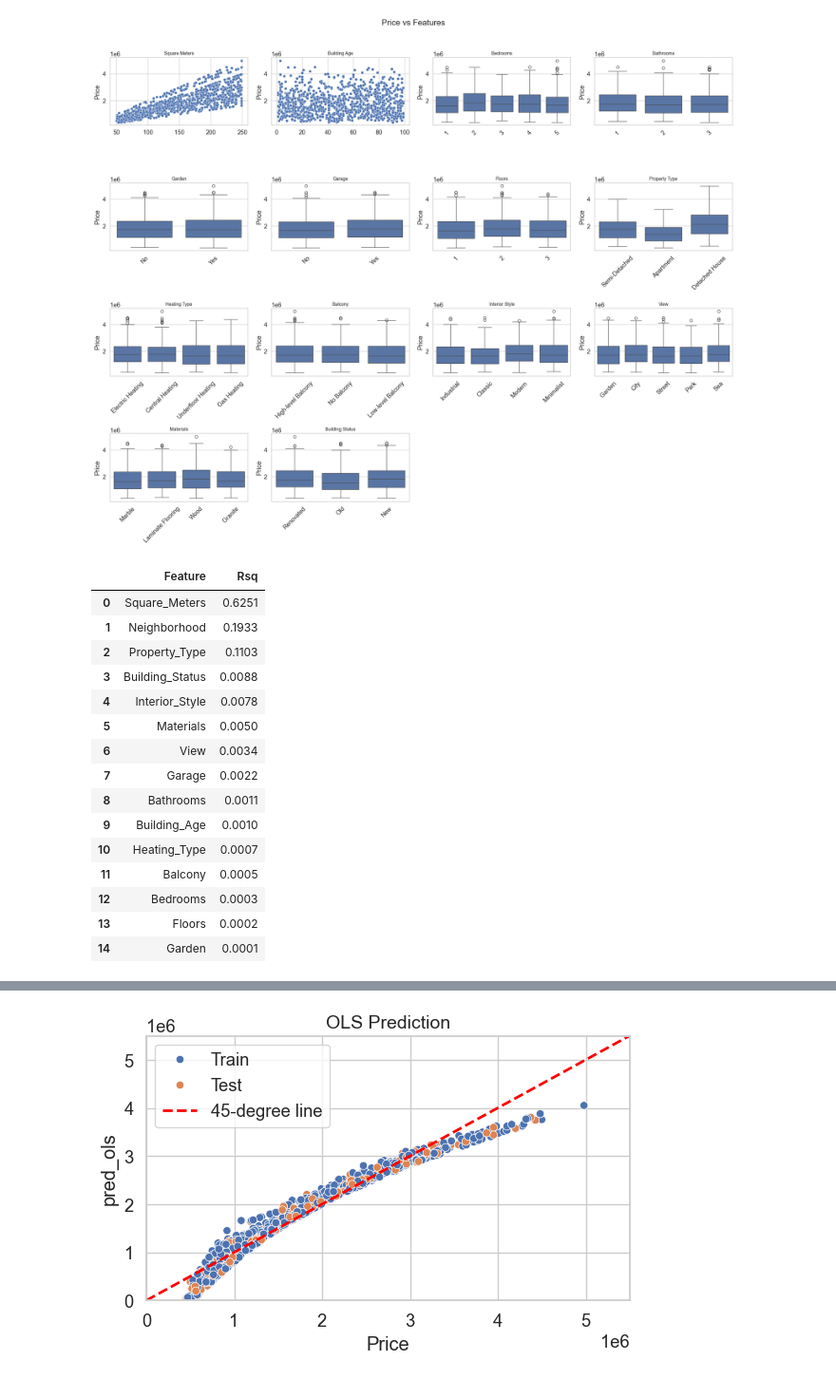
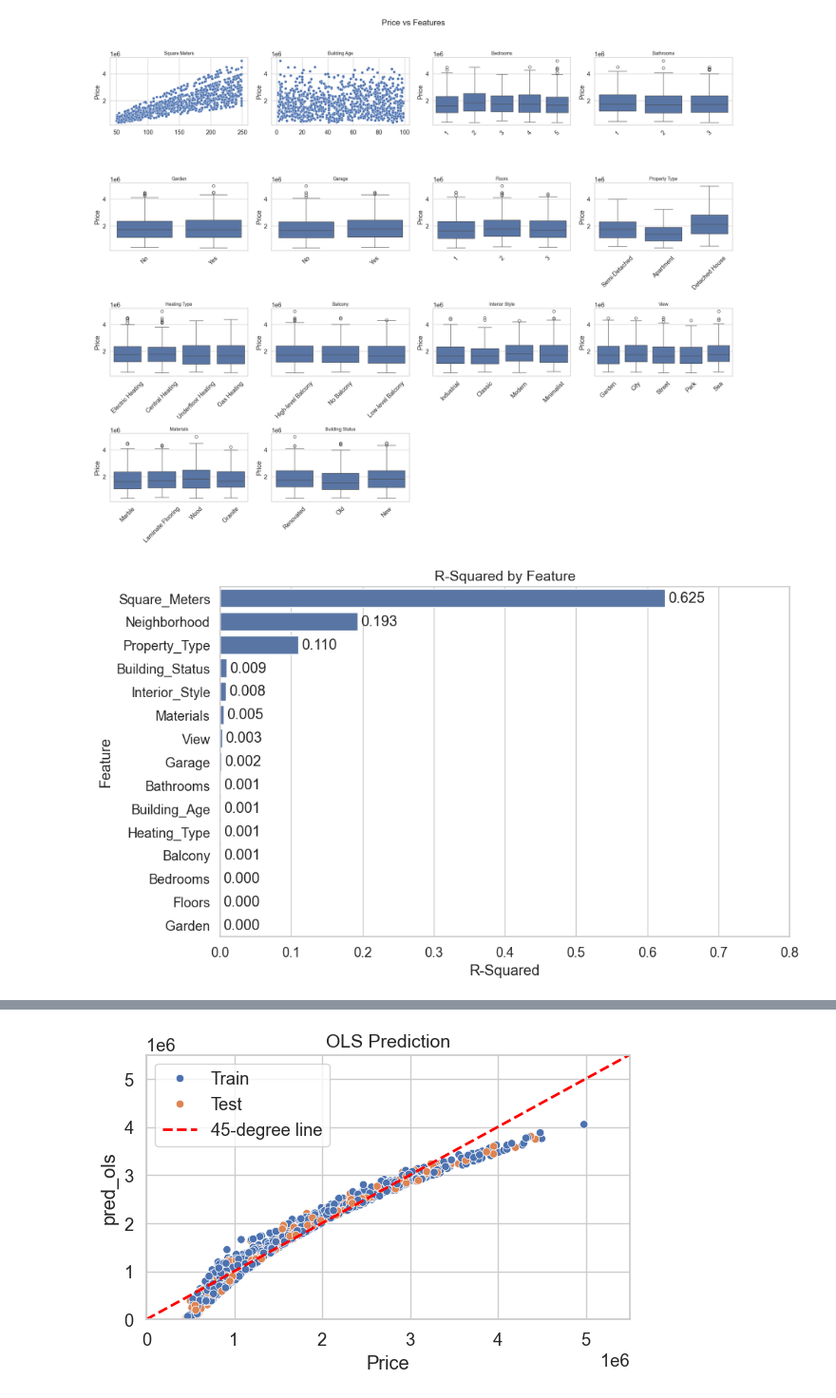
Before and after one commit to MarkThackham/MarkThackham.github.io, a Jupyter notebook: Portfolio/machine-learning/london-houseprice/machine-learning-London House Data.ipynb, the cells around one changed output, grey strips where cells are left out. Shown at 95% size. Cells and saved outputs as stored; diff of their text form; code cells hidden in the pictures.

```diff
--- a/Portfolio/machine-learning/london-houseprice/machine-learning-London House Data.ipynb
+++ b/Portfolio/machine-learning/london-houseprice/machine-learning-London House Data.ipynb
@@ -228,39 +228,38 @@ plt.show()
 # %%
 #========================================================================
 # Step 4: Feature Importance
 
 # R-Squrared
 features=[]
 rsq=[]
 vars=df3.columns
 vars=vars[~vars.isin(['Price', 'ID', 'train'])]
 for this_var in vars:
     mdl = smf.ols(formula=f'Price ~ {this_var}', data=df3).fit()
     features.append(this_var)
     rsq.append(mdl.rsquared.round(4))
 
 df_rsq=pd.DataFrame({'Feature':features, 'Rsq':rsq})\
     .sort_values(by='Rsq', ascending=False)\
     .reset_index(drop=True)
 df_rsq
+
+# Plot R-Squared
+plt.figure(figsize=(10, 6))
+ax = sns.barplot(data=df_rsq, x='Rsq', y='Feature')
+
+# Add R² labels elegantly with bar_label
+ax.bar_label(ax.containers[0], fmt="%.3f", label_type="edge", padding=3)
+plt.title('R-Squared by Feature', fontsize=14, loc='center')
+plt.xlabel('R-Squared')
+plt.ylabel('Feature')
+plt.xlim(0, 0.8)
+plt.tight_layout()
+plt.savefig("london-house-price-rsq.png", dpi=300)
+plt.show()
 #========================================================================
 # %% [output]
-|  | Feature | Rsq |
-| 0 | Square_Meters | 0.6251 |
-| 1 | Neighborhood | 0.1933 |
-| 2 | Property_Type | 0.1103 |
-| 3 | Building_Status | 0.0088 |
-| 4 | Interior_Style | 0.0078 |
-| 5 | Materials | 0.0050 |
-| 6 | View | 0.0034 |
-| 7 | Garage | 0.0022 |
-| 8 | Bathrooms | 0.0011 |
-| 9 | Building_Age | 0.0010 |
-| 10 | Heating_Type | 0.0007 |
-| 11 | Balcony | 0.0005 |
-| 12 | Bedrooms | 0.0003 |
-| 13 | Floors | 0.0002 |
-| 14 | Garden | 0.0001 |
+[figure, added]
 # %%
 #========================================================================
 # Step 5: Prepare for Modelling
```
Also changed, not shown: parts of 3 cells of this notebook, 3 other files.
